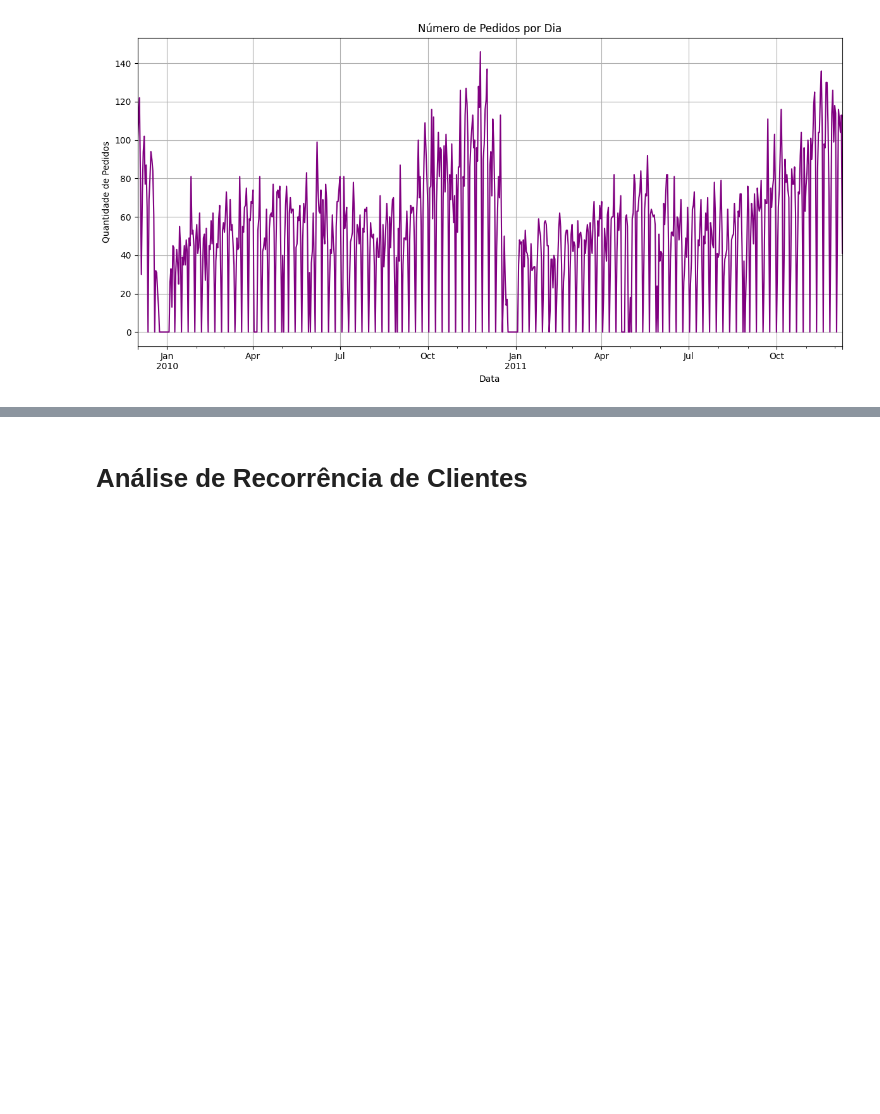
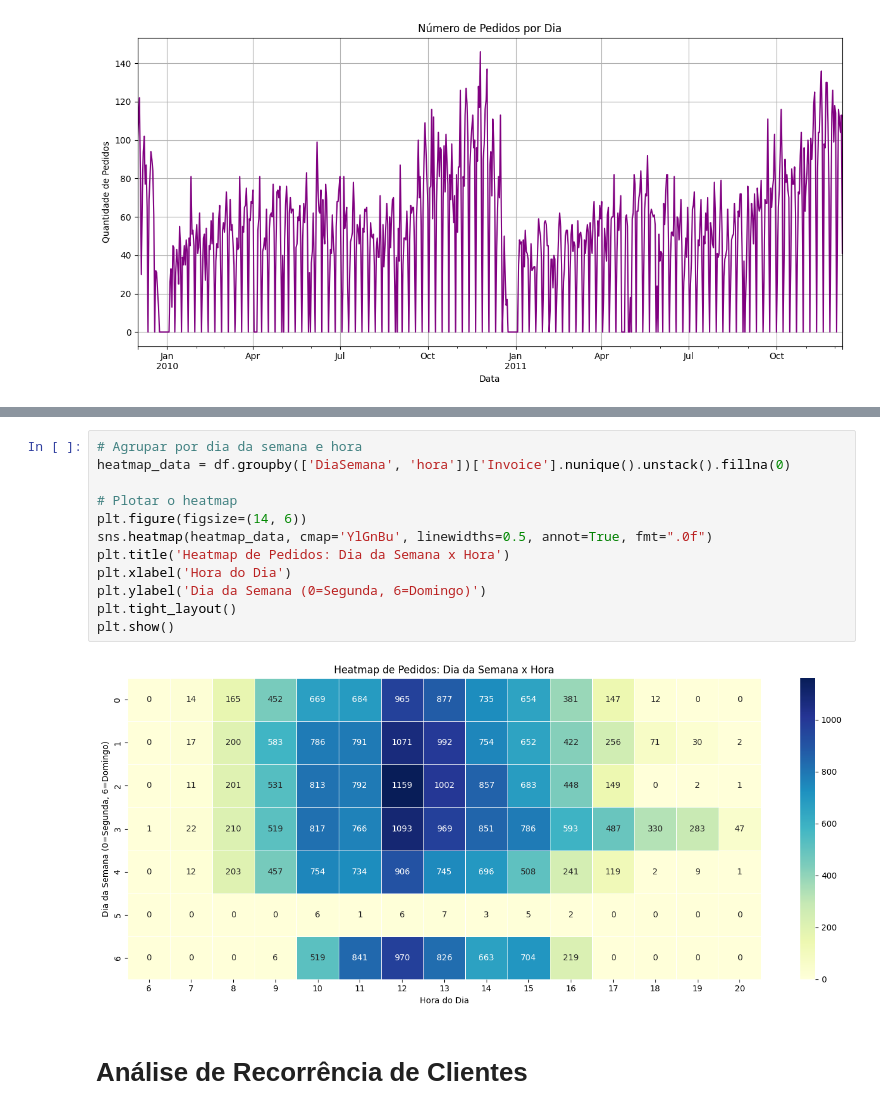
Before and after one commit to nickmorche/online_retail_data_analysis, a Jupyter notebook: data_analysis.ipynb, the cells around one changed output, grey strips where cells are left out. Saved outputs shown, nothing was run; the diff lists cells and outputs as text; blank space fills up the shorter version.

```diff
--- a/data_analysis.ipynb
+++ b/data_analysis.ipynb
@@ -424,3 +458,17 @@ plt.show()
+# %%
+# Agrupar por dia da semana e hora
+heatmap_data = df.groupby(['DiaSemana', 'hora'])['Invoice'].nunique().unstack().fillna(0)
+
+# Plotar o heatmap
+plt.figure(figsize=(14, 6))
+sns.heatmap(heatmap_data, cmap='YlGnBu', linewidths=0.5, annot=True, fmt=".0f")
+plt.title('Heatmap de Pedidos: Dia da Semana x Hora')
+plt.xlabel('Hora do Dia')
+plt.ylabel('Dia da Semana (0=Segunda, 6=Domingo)')
+plt.tight_layout()
+plt.show()
+# %% [output]
+[figure, added]
 # %% [markdown]
 # Análise de Recorrência de Clientes
 # %%
```
Also changed, not shown: parts of 6 cells of this notebook.
